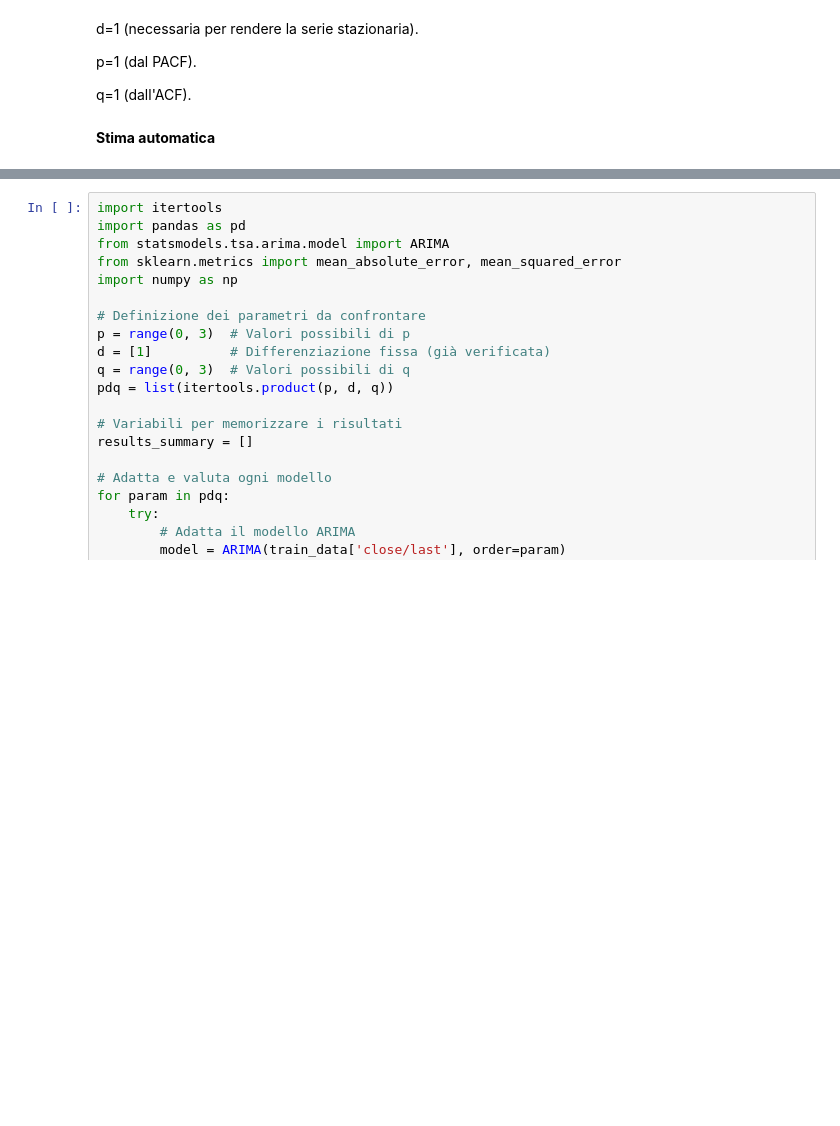
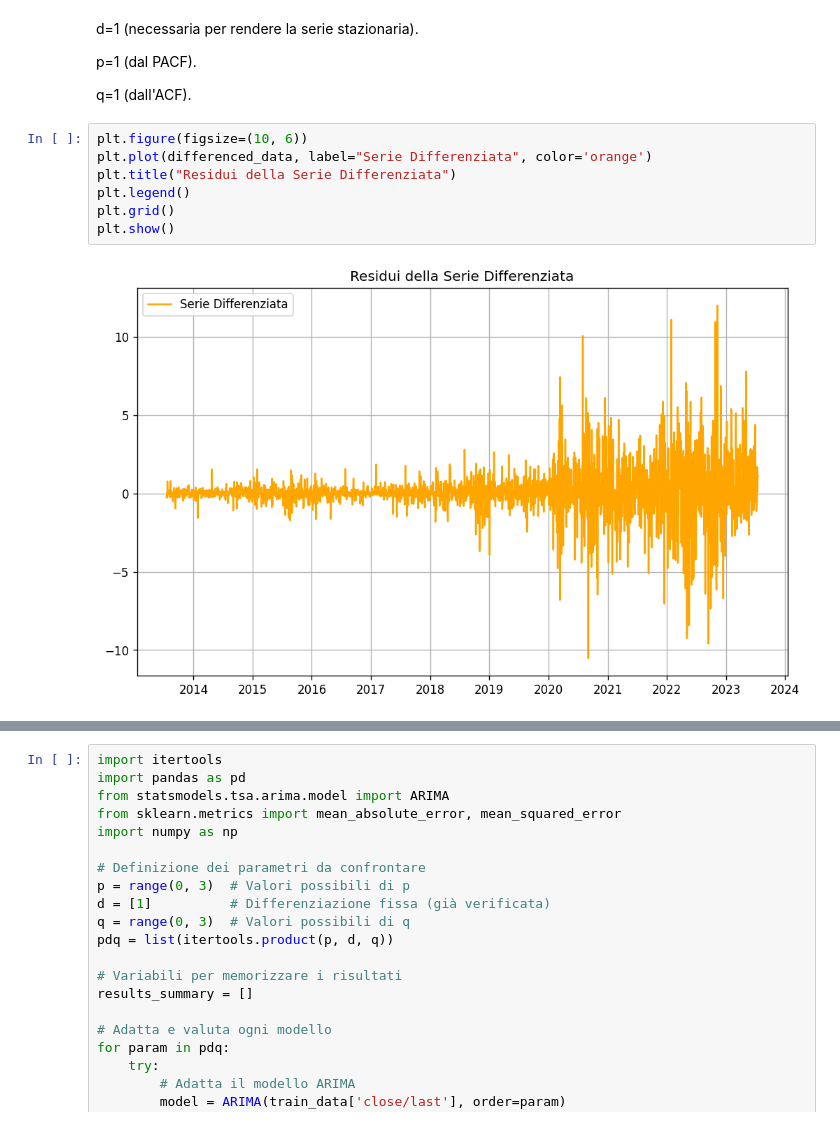
Before and after one commit to diegosantarelli/Data_science_2024, a Jupyter notebook: DS_Python/Stock_market.ipynb, the cells around one changed output, grey strips where cells are left out. Drawn from its saved outputs; the diff is of its cells as text; blank space fills up the shorter version.

```diff
--- a/DS_Python/Stock_market.ipynb
+++ b/DS_Python/Stock_market.ipynb
@@ -493,5 +470,12 @@ d=1 (necessaria per rendere la serie stazionaria).
 p=1 (dal PACF).
 
 q=1 (dall'ACF).
-# %% [markdown]
-**Stima automatica**
+# %%
+plt.figure(figsize=(10, 6))
+plt.plot(differenced_data, label="Serie Differenziata", color='orange')
+plt.title("Residui della Serie Differenziata")
+plt.legend()
+plt.grid()
+plt.show()
+# %% [output]
+[figure, added]
```
Also changed, not shown: parts of 65 cells of this notebook.
